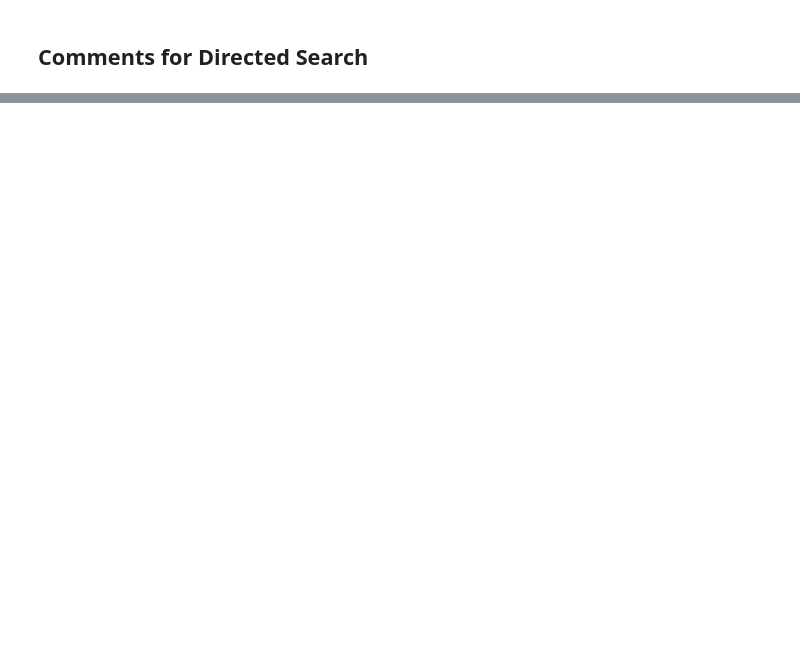
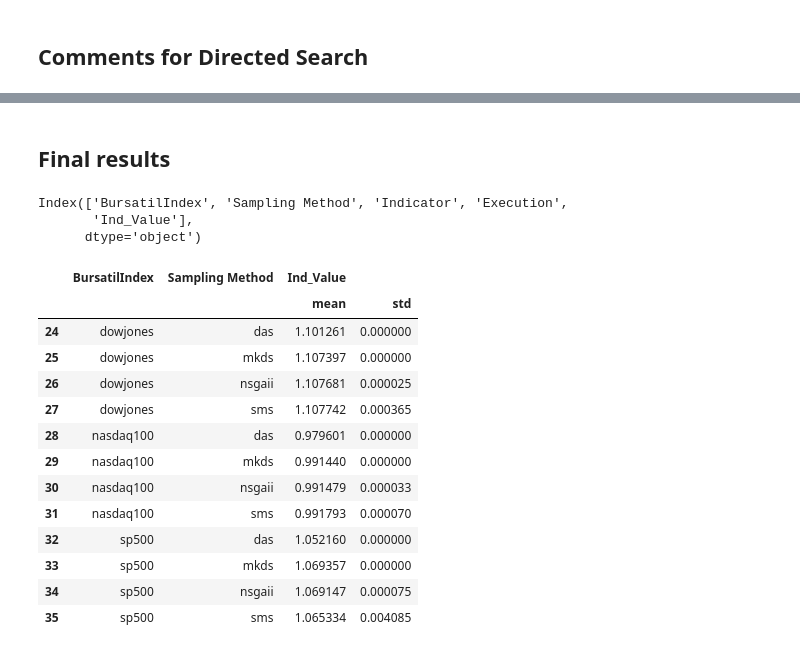
Before and after one commit to yeudiellm/MO-PortafoliosInversion, a Jupyter notebook: SimulatedProblems.ipynb, the cells around one changed output, grey strips where cells are left out. Drawn from its saved outputs; the diff is of its cells as text; code cells hidden in the pictures; blank space fills up the shorter version.

Commit message:
Updated final table

```diff
--- a/SimulatedProblems.ipynb
+++ b/SimulatedProblems.ipynb
@@ -163,0 +164,32 @@ fig1 = my_plotting.plotting_samples(ef_R, frames, labels, colors, (12, 6))
+# %% [markdown]
+## Final results
+# %%
+report0 = pd.read_csv('FinalResults/sp500.csv')
+report1 = pd.read_csv('FinalResults/dowjones.csv')
+report2 = pd.read_csv('FinalResults/nasdaq100.csv')
+reports = pd.concat([report0, report1, report2])
+# %%
+reports.columns
+# %% [output]
+Index(['BursatilIndex', 'Sampling Method', 'Indicator', 'Execution',
+       'Ind_Value'],
+      dtype='object')
+# %%
+reports_groups =reports.groupby(['Indicator', 'BursatilIndex', 'Sampling Method'], as_index=False).agg({'Ind_Value': ['mean', 'std']})
+reports_groups_HV = reports_groups[reports_groups['Indicator']=='HV']
+reports_groups_HV[['BursatilIndex', 'Sampling Method', 'Ind_Value']]
+# %% [output]
+|  | BursatilIndex | Sampling Method | Ind_Value |  |
+|  |  |  | mean | std |
+| 24 | dowjones | das | 1.101261 | 0.000000 |
+| 25 | dowjones | mkds | 1.107397 | 0.000000 |
+| 26 | dowjones | nsgaii | 1.107681 | 0.000025 |
+| 27 | dowjones | sms | 1.107742 | 0.000365 |
+| 28 | nasdaq100 | das | 0.979601 | 0.000000 |
+| 29 | nasdaq100 | mkds | 0.991440 | 0.000000 |
+| 30 | nasdaq100 | nsgaii | 0.991479 | 0.000033 |
+| 31 | nasdaq100 | sms | 0.991793 | 0.000070 |
+| 32 | sp500 | das | 1.052160 | 0.000000 |
+| 33 | sp500 | mkds | 1.069357 | 0.000000 |
+| 34 | sp500 | nsgaii | 1.069147 | 0.000075 |
+| 35 | sp500 | sms | 1.065334 | 0.004085 |
```
Also changed, not shown: parts of 8 cells of this notebook.
